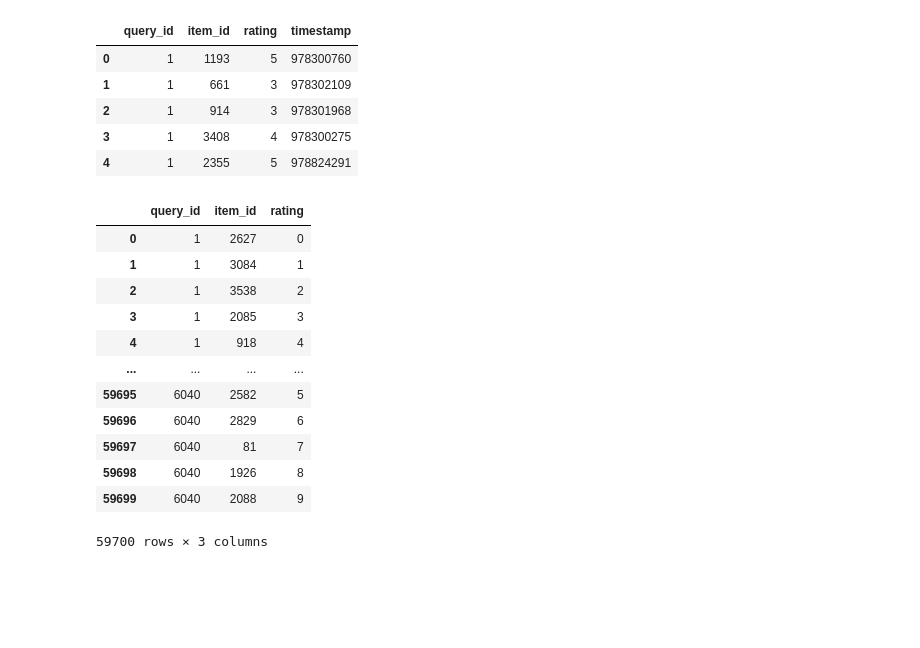
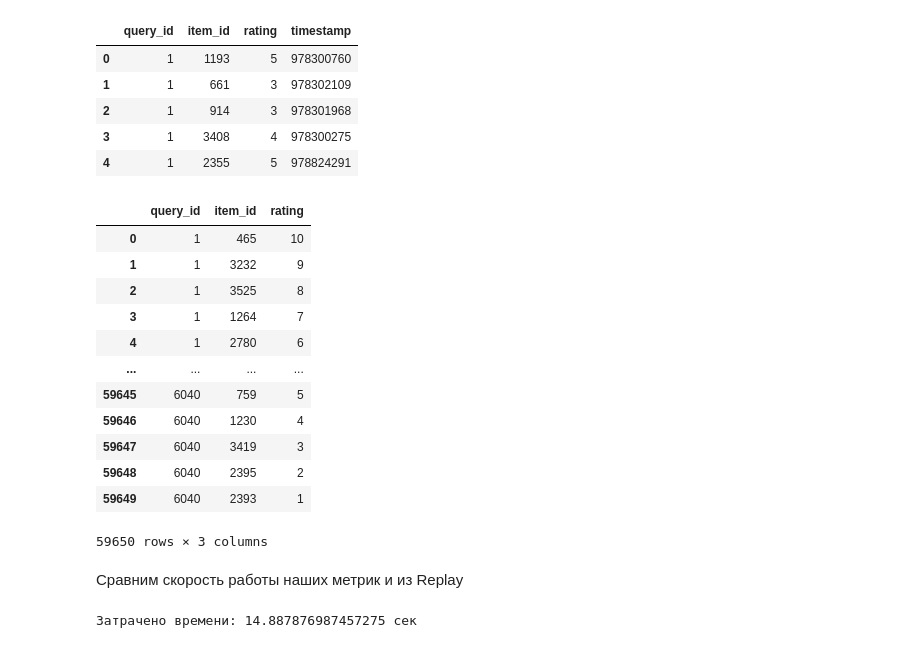
Before and after one commit to sb-ai-lab/RecSys-Course, a Jupyter notebook: metrics.ipynb, the cells around one changed output. Drawn from its saved outputs; the diff is of its cells as text; code cells hidden in the pictures; blank space fills up the shorter version.

```diff
--- a/metrics.ipynb
+++ b/metrics.ipynb
@@ -396,20 +396,20 @@ random_item = pd.Series(train['item_id'].unique()).sample(n=test.query_id.nuniqu
 # %%
 predict = pd.DataFrame()
 predict['query_id'] = np.repeat(test['query_id'].unique(), 10)
 predict['item_id'] = list(random_item)
-predict['rating'] = [x % 10 for x in range(len(predict))]
+predict['rating'] = [10 - x % 10 for x in range(len(predict))]
 predict
 # %% [output]
 |  | query_id | item_id | rating |
-| 0 | 1 | 2627 | 0 |
-| 1 | 1 | 3084 | 1 |
-| 2 | 1 | 3538 | 2 |
-| 3 | 1 | 2085 | 3 |
-| 4 | 1 | 918 | 4 |
+| 0 | 1 | 465 | 10 |
+| 1 | 1 | 3232 | 9 |
+| 2 | 1 | 3525 | 8 |
+| 3 | 1 | 1264 | 7 |
+| 4 | 1 | 2780 | 6 |
 | ... | ... | ... | ... |
-| 59695 | 6040 | 2582 | 5 |
-| 59696 | 6040 | 2829 | 6 |
-| 59697 | 6040 | 81 | 7 |
-| 59698 | 6040 | 1926 | 8 |
-| 59699 | 6040 | 2088 | 9 |
+| 59645 | 6040 | 759 | 5 |
+| 59646 | 6040 | 1230 | 4 |
+| 59647 | 6040 | 3419 | 3 |
+| 59648 | 6040 | 2395 | 2 |
+| 59649 | 6040 | 2393 | 1 |
-59700 rows × 3 columns
+59650 rows × 3 columns
@@ -418,3 +423,5 @@ assert coverage(train, predict, topk=10) == Coverage(topk=10)(predict, train)['C
 assert hit_rate(test, predict, topk=10) == HitRate(topk=10)(predict, test)['HitRate@10']
 assert precision(test, predict, topk=10) == Precision(topk=10)(predict, test)['Precision@10']
 assert recall(test, predict, topk=10) == Recall(topk=10)(predict, test)['Recall@10']
+# %% [markdown]
+Сравним скорость работы наших метрик и из Replay
@@ -420,0 +430,9 @@ assert recall(test, predict, topk=10) == Recall(topk=10)(predict, test)['Recall@
+# %%
+start_time = time.time()
+coverage(train, predict, topk=1)
+hit_rate(test, predict, topk=1)
+precision(test, predict, topk=1)
+recall(test, predict, topk=1)
+print(f"Затрачено времени: {time.time() - start_time} сек")
+# %% [output]
+Затрачено времени: 14.887876987457275 сек
```
Also changed, not shown: parts of 4 cells of this notebook.
